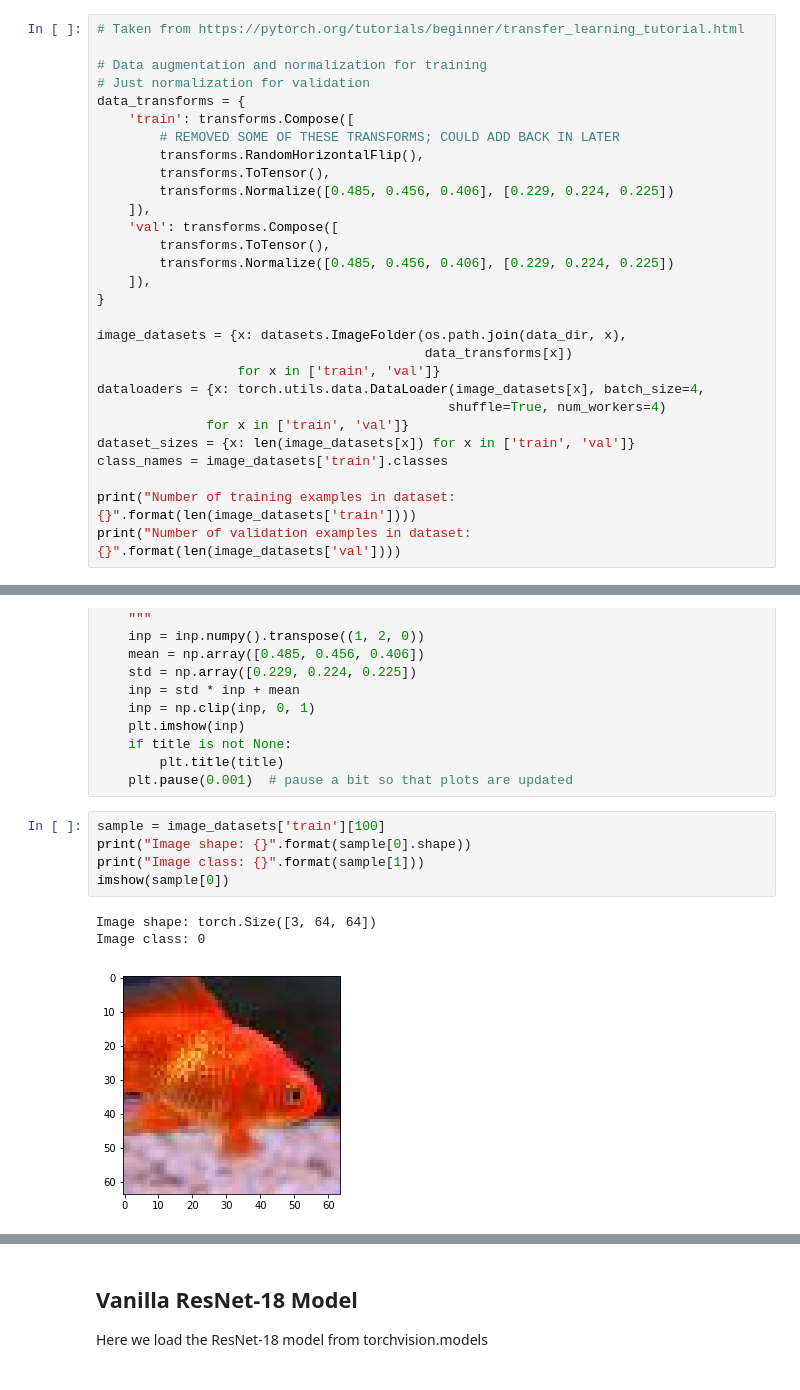
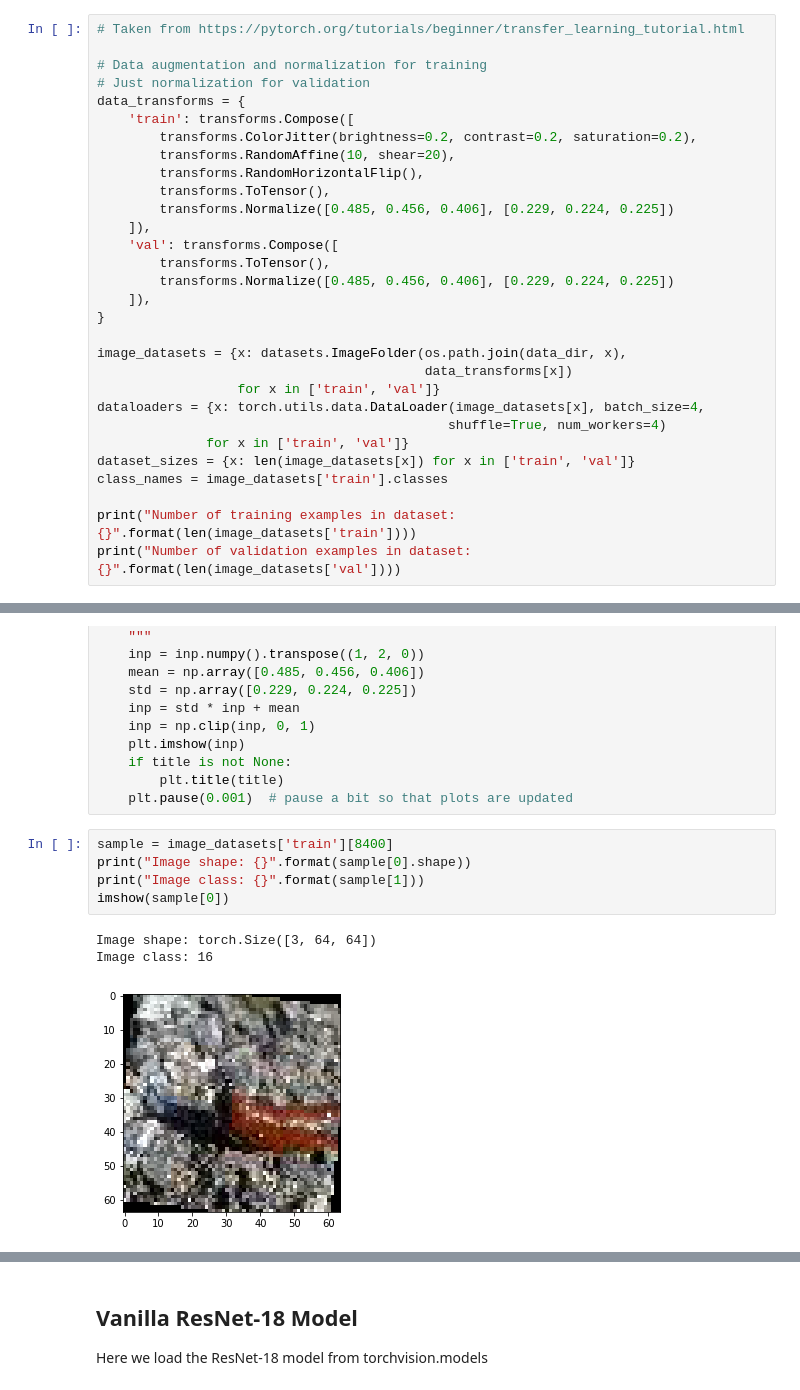
Before and after one commit to Etang21/octconv-pytorch, a Jupyter notebook: ResNet-18 Experiments.ipynb, the cells around one changed output, grey strips where cells are left out. Saved outputs shown, nothing was run; the diff lists cells and outputs as text.

Commit message:
Add more image transforms

```diff
--- a/ResNet-18 Experiments.ipynb
+++ b/ResNet-18 Experiments.ipynb
@@ -50,7 +50,8 @@ data_dir = 'tiny-imagenet-200/'
 # Just normalization for validation
 data_transforms = {
     'train': transforms.Compose([
-        # REMOVED SOME OF THESE TRANSFORMS; COULD ADD BACK IN LATER
+        transforms.ColorJitter(brightness=0.2, contrast=0.2, saturation=0.2),
+        transforms.RandomAffine(10, shear=20),
         transforms.RandomHorizontalFlip(),
         transforms.ToTensor(),
         transforms.Normalize([0.485, 0.456, 0.406], [0.229, 0.224, 0.225])
@@ -109,14 +110,14 @@ def imshow(inp, title=None):
         plt.title(title)
     plt.pause(0.001)  # pause a bit so that plots are updated
 # %%
-sample = image_datasets['train'][100]
+sample = image_datasets['train'][8400]
 print("Image shape: {}".format(sample[0].shape))
 print("Image class: {}".format(sample[1]))
 imshow(sample[0])
 # %% [output]
 Image shape: torch.Size([3, 64, 64])
-Image class: 0
+Image class: 16
-[figure, old version]
+[figure, new version]
 # %%
 # Make sure validation dataset is loaded properly
 for inputs, labels in dataloaders["val"]:
```
Also changed, not shown: parts of 6 cells of this notebook.
